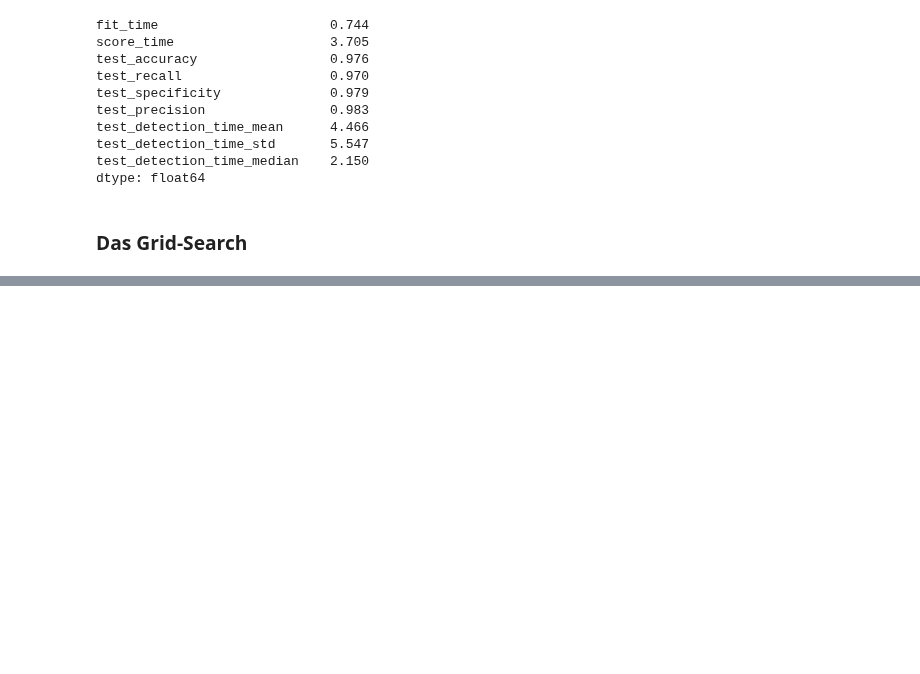
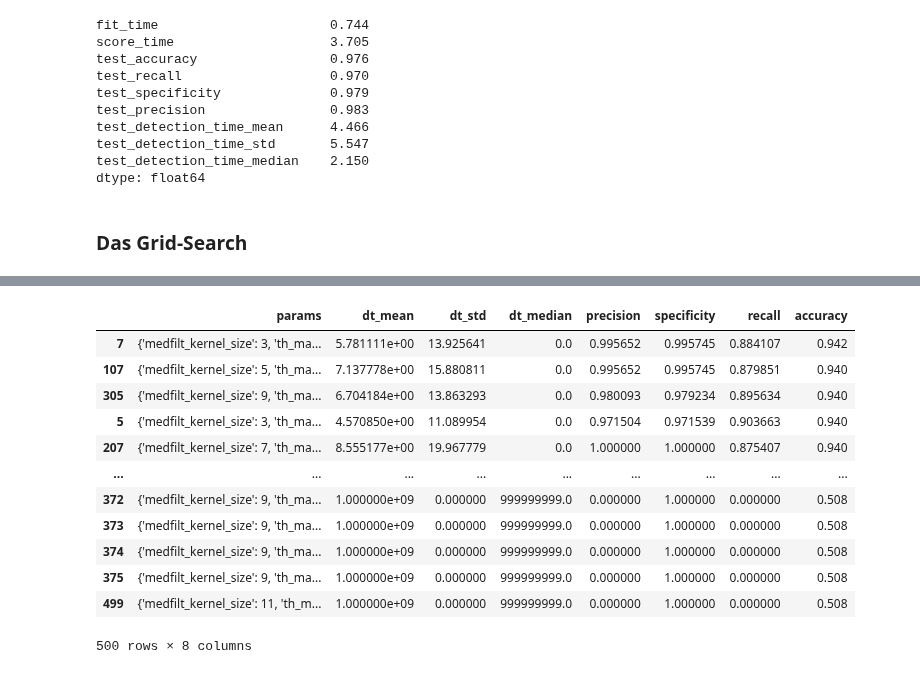
Before and after one commit to JulianBvW/BA-WDN-Leakage-Detection, a Jupyter notebook: LeakageDetection.ipynb, the cells around one changed output, grey strips where cells are left out. Saved outputs shown, nothing was run; the diff lists cells and outputs as text; code cells hidden in the pictures; blank space fills up the shorter version.

```diff
--- a/LeakageDetection.ipynb
+++ b/LeakageDetection.ipynb
@@ -1581,0 +1745,16 @@ round(results_iso[['param_n_estimators', 'param_bootstrap'] + important_results]
+# %%
+results_regression_lr.sort_values(by=['accuracy'], ascending=False)
+# %% [output]
+|  | params | dt_mean | dt_std | dt_median | precision | specificity | recall | accuracy |
+| 7 | {'medfilt_kernel_size': 3, 'th_ma... | 5.781111e+00 | 13.925641 | 0.0 | 0.995652 | 0.995745 | 0.884107 | 0.942 |
+| 107 | {'medfilt_kernel_size': 5, 'th_ma... | 7.137778e+00 | 15.880811 | 0.0 | 0.995652 | 0.995745 | 0.879851 | 0.940 |
+| 305 | {'medfilt_kernel_size': 9, 'th_ma... | 6.704184e+00 | 13.863293 | 0.0 | 0.980093 | 0.979234 | 0.895634 | 0.940 |
+| 5 | {'medfilt_kernel_size': 3, 'th_ma... | 4.570850e+00 | 11.089954 | 0.0 | 0.971504 | 0.971539 | 0.903663 | 0.940 |
+| 207 | {'medfilt_kernel_size': 7, 'th_ma... | 8.555177e+00 | 19.967779 | 0.0 | 1.000000 | 1.000000 | 0.875407 | 0.940 |
+| ... | ... | ... | ... | ... | ... | ... | ... | ... |
+| 372 | {'medfilt_kernel_size': 9, 'th_ma... | 1.000000e+09 | 0.000000 | 999999999.0 | 0.000000 | 1.000000 | 0.000000 | 0.508 |
+| 373 | {'medfilt_kernel_size': 9, 'th_ma... | 1.000000e+09 | 0.000000 | 999999999.0 | 0.000000 | 1.000000 | 0.000000 | 0.508 |
+| 374 | {'medfilt_kernel_size': 9, 'th_ma... | 1.000000e+09 | 0.000000 | 999999999.0 | 0.000000 | 1.000000 | 0.000000 | 0.508 |
+| 375 | {'medfilt_kernel_size': 9, 'th_ma... | 1.000000e+09 | 0.000000 | 999999999.0 | 0.000000 | 1.000000 | 0.000000 | 0.508 |
+| 499 | {'medfilt_kernel_size': 11, 'th_m... | 1.000000e+09 | 0.000000 | 999999999.0 | 0.000000 | 1.000000 | 0.000000 | 0.508 |
+500 rows × 8 columns
```
Also changed, not shown: parts of 22 cells of this notebook, 1 other file.
